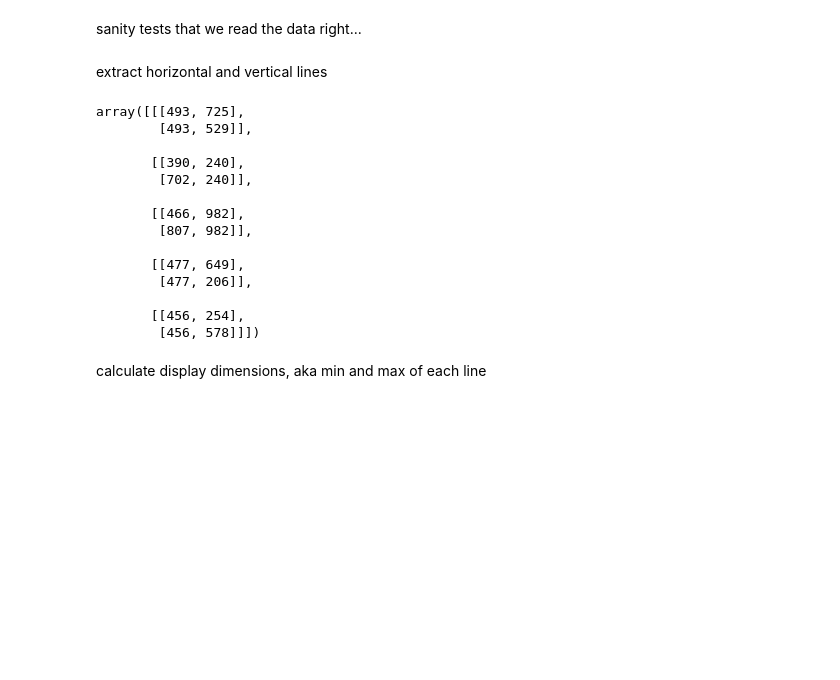
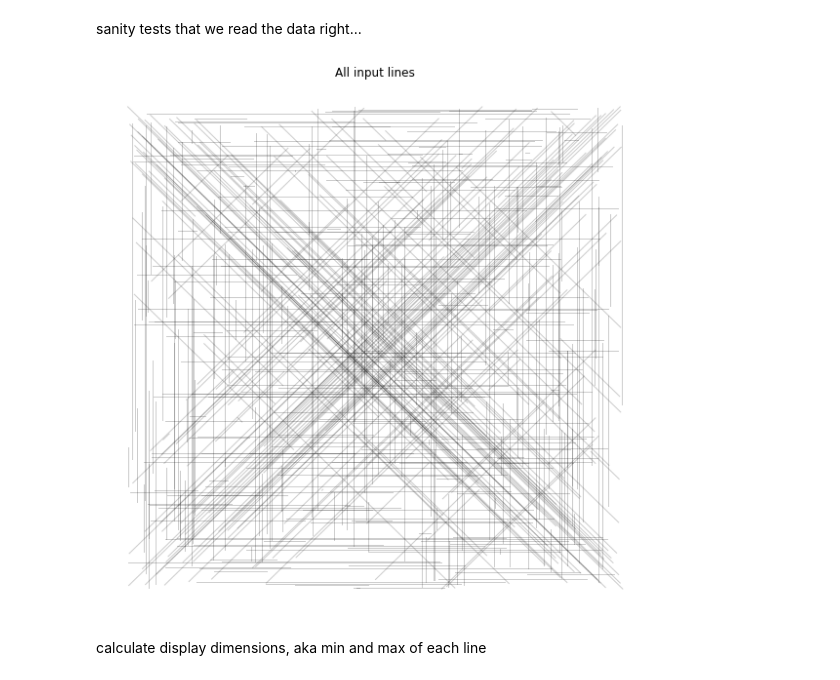
Before and after one commit to Lef-F/advent2021, a Jupyter notebook: solutions/day-05.ipynb, the cells around one changed output. Cells and saved outputs as stored; diff of their text form; code cells hidden in the pictures; blank space fills up the shorter version.

```diff
--- a/solutions/day-05.ipynb
+++ b/solutions/day-05.ipynb
@@ -52,7 +53,7 @@ import numpy as np
 with open('../data/day_05_puzzle_1', 'r') as f:
     data = f.readlines()
 # %%
-def vent_parser(input: list) -> np.array:
+def vent_parser(input: List[str]) -> np.array:
     coordinates = []
     for line in input:
         tmp = line.split('->')
@@ -78,30 +79,15 @@ sanity tests that we read the data right...
 assert compare_with_raw_input(coords, data)
 # %%
 assert coords[-1].shape == (2,2)
-# %% [markdown]
-extract horizontal and vertical lines
-# %%
-coords_p1 = []
-for c in coords:
-    if (c[0][0] == c[1][0]) or (c[0][1] == c[1][1]):
-        coords_p1.append(c)
-coords_p1 = np.array(coords_p1)
-coords_p1[-5:]
-# %% [output]
-array([[[493, 725],
-        [493, 529]],
-
-       [[390, 240],
-        [702, 240]],
-
-       [[466, 982],
-        [807, 982]],
-
-       [[477, 649],
-        [477, 206]],
-
-       [[456, 254],
-        [456, 578]]])
+# %%
+plt.figure(figsize=[10,10])
+for line in coords:
+    plt.plot(line[:,0], line[:,1], color='black', alpha=0.2, linewidth=1)
+plt.title('All input lines')
+plt.axis(False)
+plt.show()
+# %% [output]
+[figure, added]
 # %% [markdown]
 calculate display dimensions, aka min and max of each line
 # %%
```
Also changed, not shown: parts of 13 cells of this notebook.
